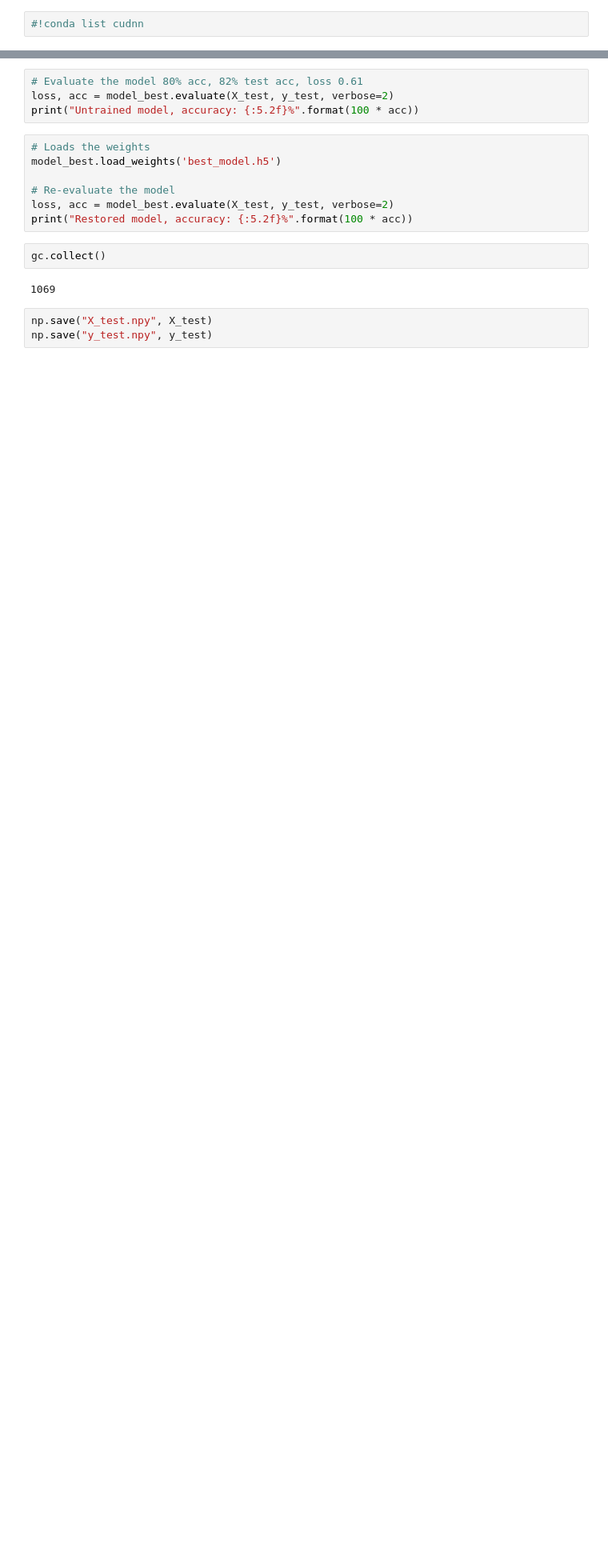
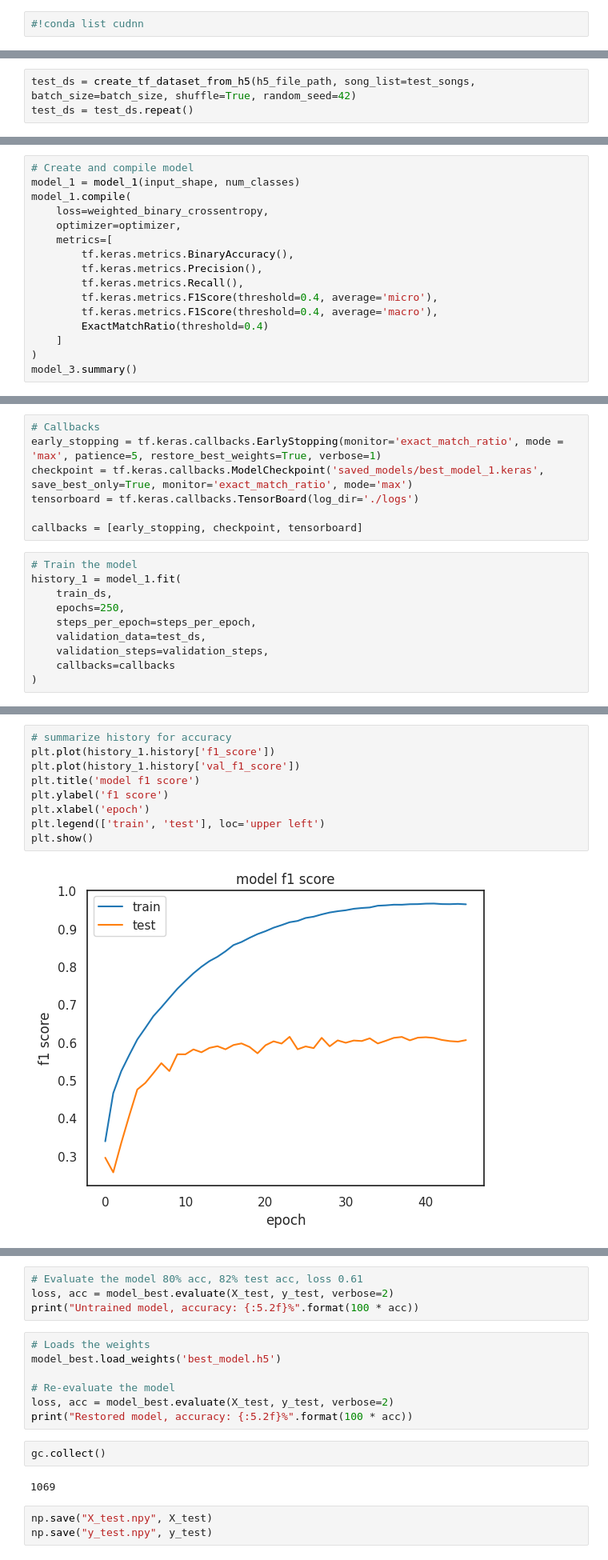
Before and after one commit to Grkritsovas/Music-Analysis, a Jupyter notebook: 5_model_creation.ipynb, the cells around one changed output, grey strips where cells are left out. Shown at 80% size. Saved outputs shown, nothing was run; the diff lists cells and outputs as text; blank space fills up the shorter version.

```diff
--- a/5_model_creation.ipynb
+++ b/5_model_creation.ipynb
@@ -868,0 +344,3 @@ Test Accuracy: 84.47%
+# %%
+test_ds = create_tf_dataset_from_h5(h5_file_path, song_list=test_songs, batch_size=batch_size, shuffle=True, random_seed=42)
+test_ds = test_ds.repeat()
@@ -868,0 +394,16 @@ Test Accuracy: 84.47%
+# %%
+# Create and compile model
+model_1 = model_1(input_shape, num_classes)
+model_1.compile(
+    loss=weighted_binary_crossentropy,
+    optimizer=optimizer,
+    metrics=[
+        tf.keras.metrics.BinaryAccuracy(),
+        tf.keras.metrics.Precision(),
+        tf.keras.metrics.Recall(),
+        tf.keras.metrics.F1Score(threshold=0.4, average='micro'),
+        tf.keras.metrics.F1Score(threshold=0.4, average='macro'),
+        ExactMatchRatio(threshold=0.4)
+    ]
+)
+model_3.summary()
@@ -868,0 +432,17 @@ Test Accuracy: 84.47%
+# %%
+# Callbacks
+early_stopping = tf.keras.callbacks.EarlyStopping(monitor='exact_match_ratio', mode = 'max', patience=5, restore_best_weights=True, verbose=1)
+checkpoint = tf.keras.callbacks.ModelCheckpoint('saved_models/best_model_1.keras', save_best_only=True, monitor='exact_match_ratio', mode='max')
+tensorboard = tf.keras.callbacks.TensorBoard(log_dir='./logs')
+
+callbacks = [early_stopping, checkpoint, tensorboard]
+# %%
+# Train the model
+history_1 = model_1.fit(
+    train_ds,
+    epochs=250,
+    steps_per_epoch=steps_per_epoch,
+    validation_data=test_ds,
+    validation_steps=validation_steps,
+    callbacks=callbacks
+)
@@ -868,0 +504,11 @@ Test Accuracy: 84.47%
+# %%
+# summarize history for accuracy
+plt.plot(history_1.history['f1_score'])
+plt.plot(history_1.history['val_f1_score'])
+plt.title('model f1 score')
+plt.ylabel('f1 score')
+plt.xlabel('epoch')
+plt.legend(['train', 'test'], loc='upper left')
+plt.show()
+# %% [output]
+[figure, added]
```
Also changed, not shown: parts of 83 cells of this notebook.
